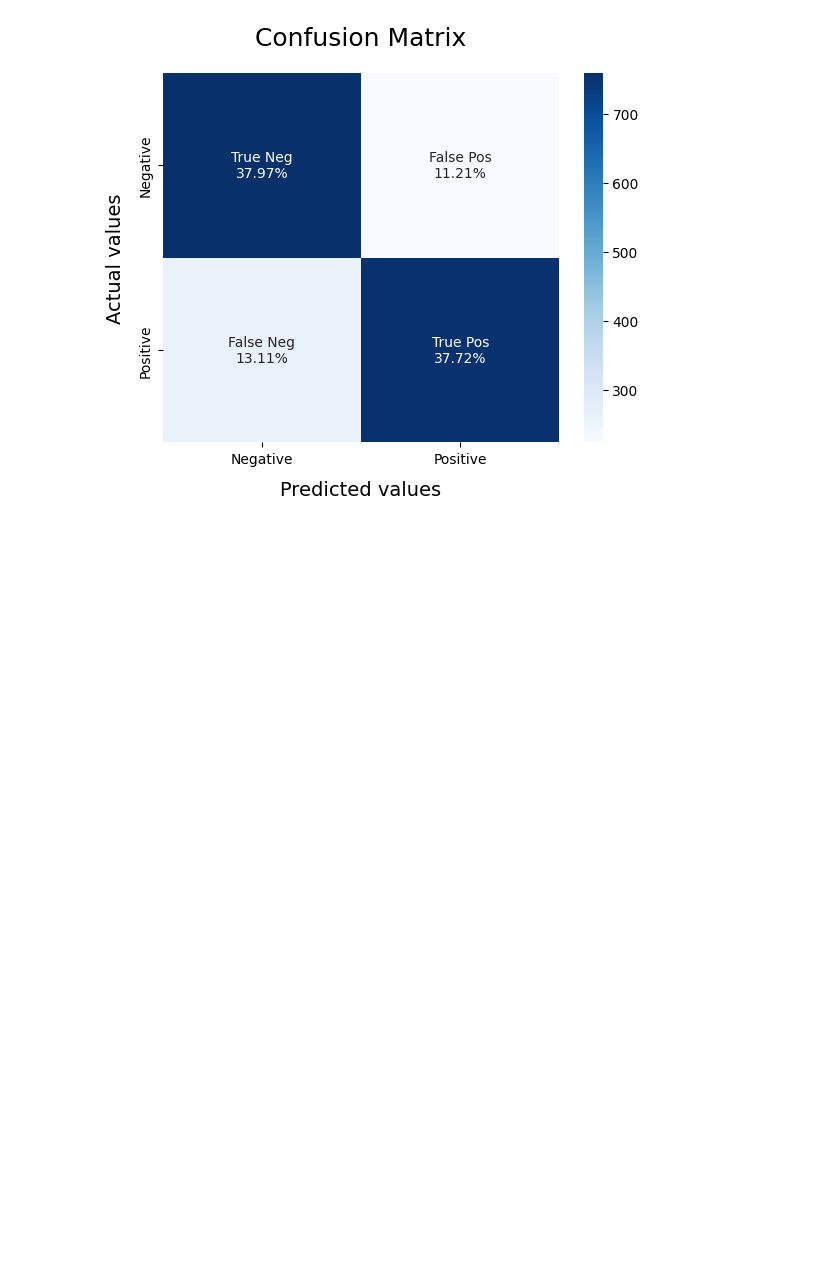
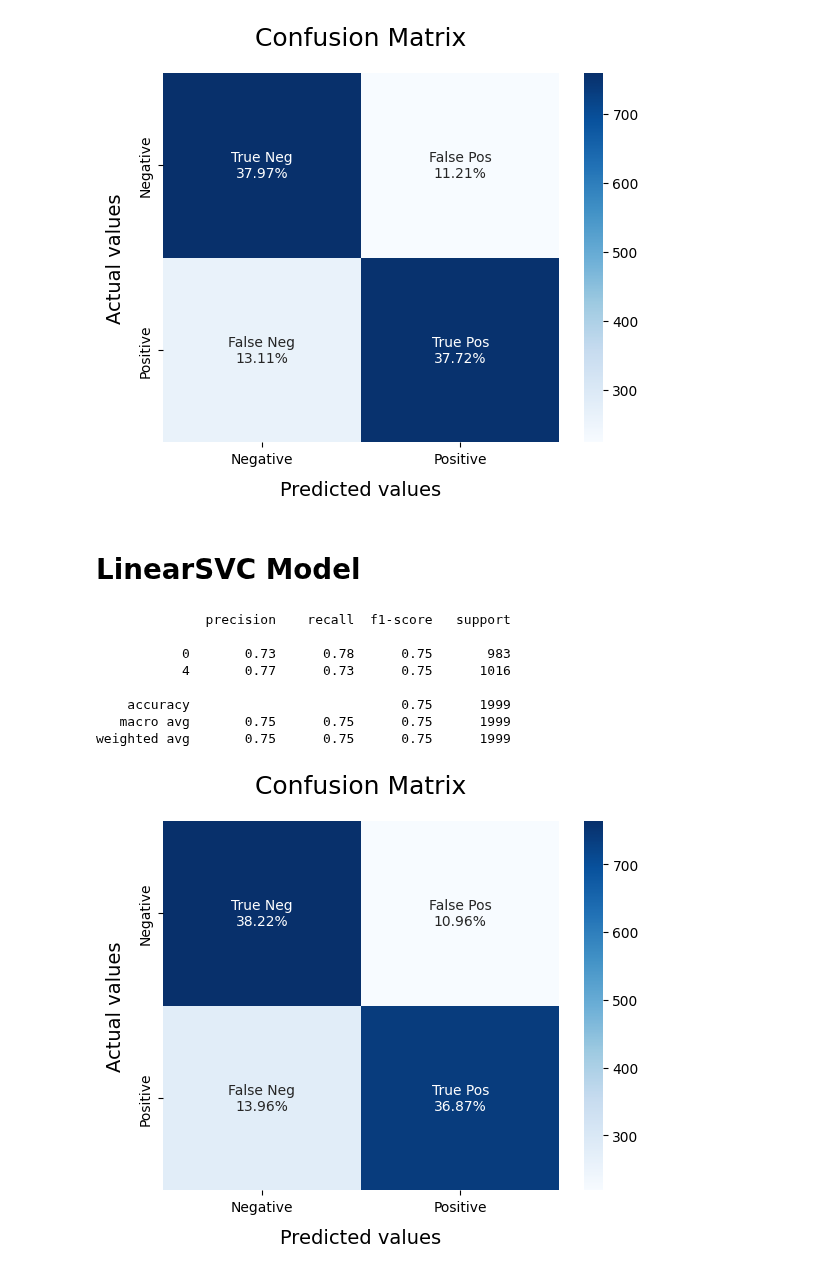
Before and after one commit to thaaoliveira1/Sentiment-Analysis-Twitter-Python, a Jupyter notebook: Bernouill_Regression_SVC.ipynb, the cells around one changed output. Drawn from its saved outputs; the diff is of its cells as text; code cells hidden in the pictures; blank space fills up the shorter version.

```diff
--- a/Bernouill_Regression_SVC.ipynb
+++ b/Bernouill_Regression_SVC.ipynb
@@ -131,0 +130,16 @@ A função bernouill.fit pede uma matriz sparsa e um array n shape. X_train é u
+# %% [markdown]
+# LinearSVC Model
+# %%
+SVCmodel = LinearSVC()
+SVCmodel.fit(X_train_vec, y_train)
+model_Evaluate(SVCmodel)
+# %% [output]
+              precision    recall  f1-score   support
+
+           0       0.73      0.78      0.75       983
+           4       0.77      0.73      0.75      1016
+
+    accuracy                           0.75      1999
+   macro avg       0.75      0.75      0.75      1999
+weighted avg       0.75      0.75      0.75      1999
+[figure, added]
```
Also changed, not shown: parts of 4 cells of this notebook.
